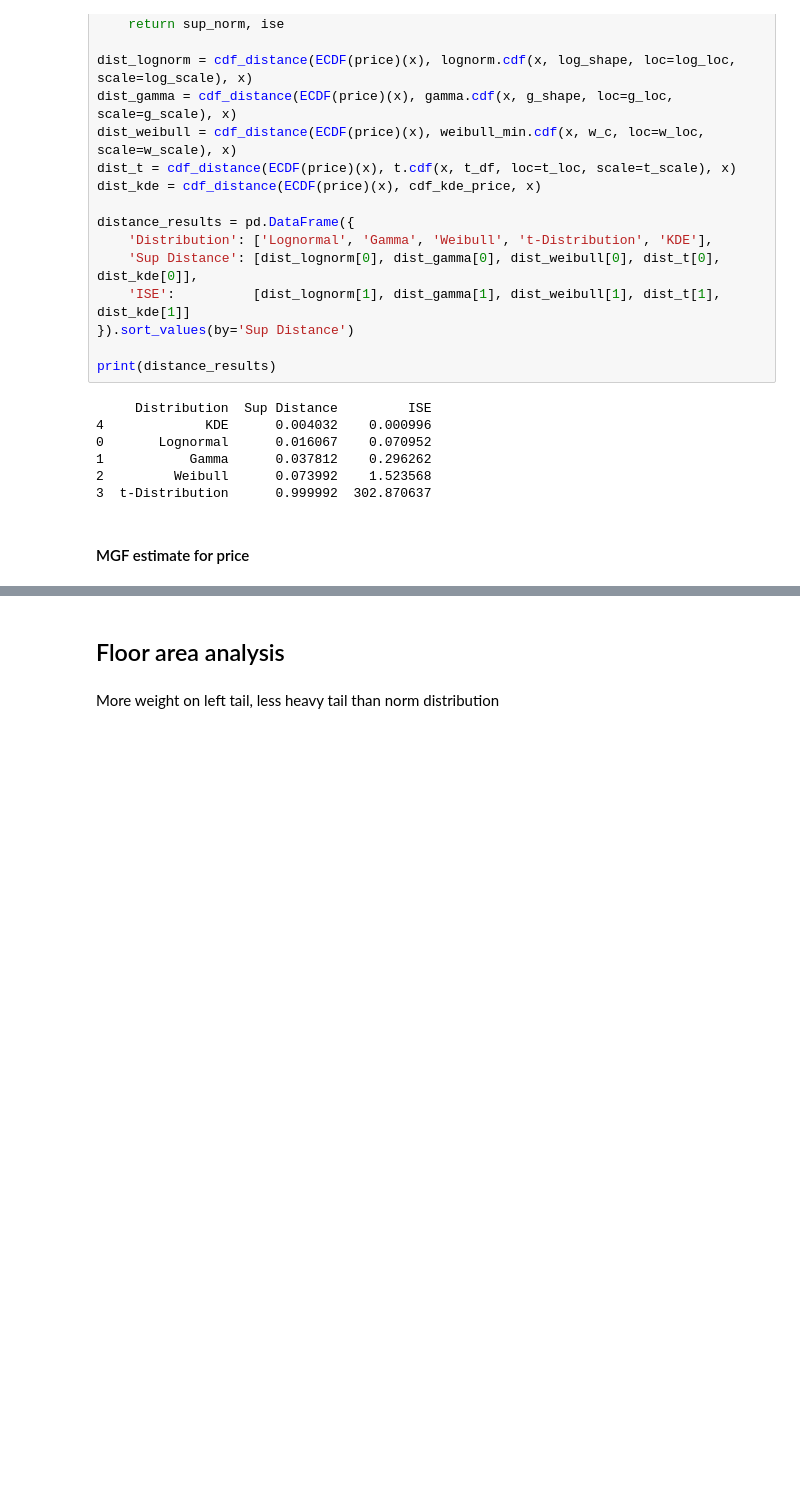
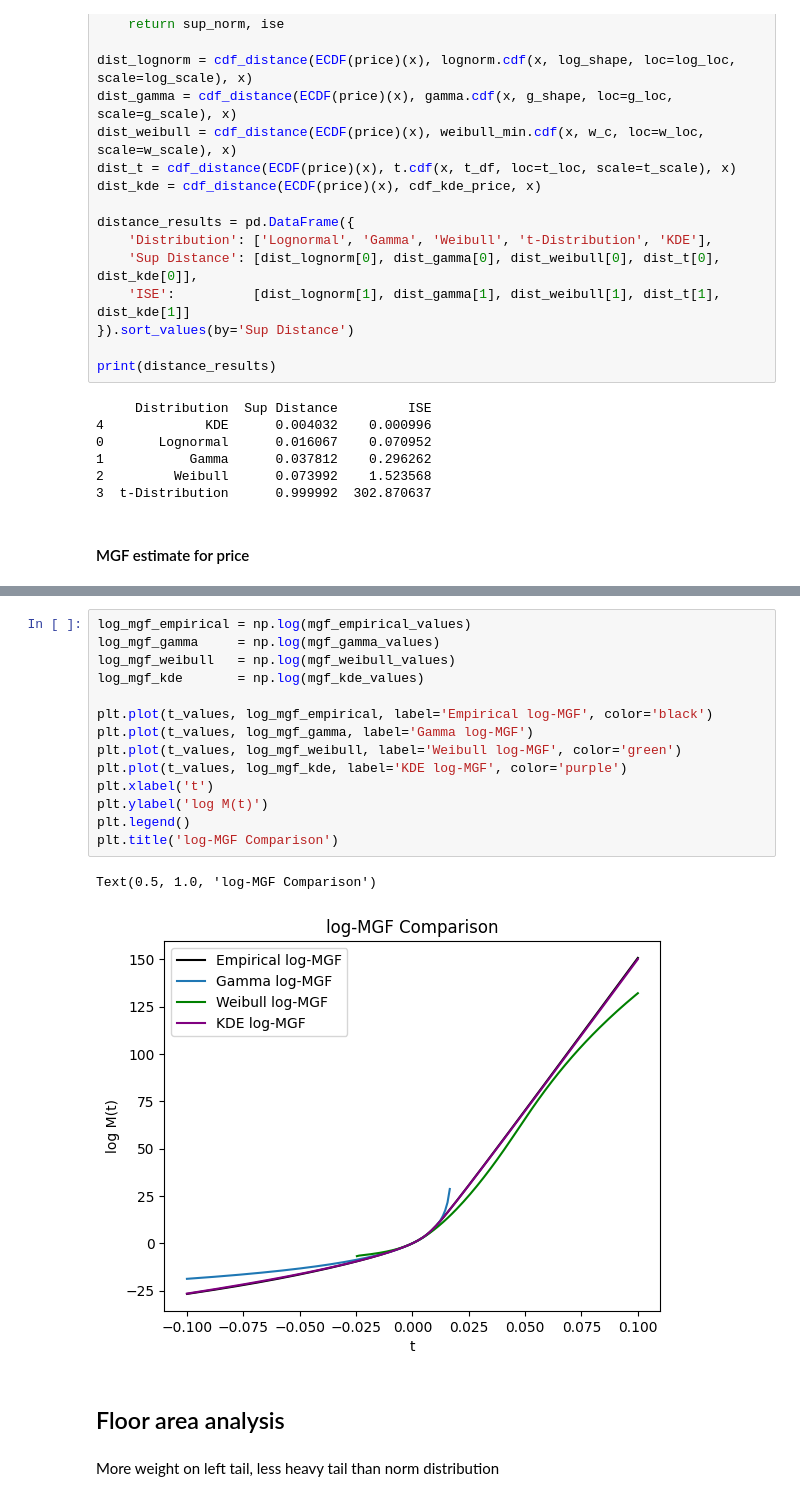
Before and after one commit to luna-ortus-cor/EC4305-Project, a Jupyter notebook: copula/marginal.ipynb, the cells around one changed output, grey strips where cells are left out. Saved outputs shown, nothing was run; the diff lists cells and outputs as text; blank space fills up the shorter version.

```diff
--- a/copula/marginal.ipynb
+++ b/copula/marginal.ipynb
@@ -413,3 +419,20 @@ Text(0.5, 1.0, 'MGF Comparison')
+# %%
+log_mgf_empirical = np.log(mgf_empirical_values)
+log_mgf_gamma     = np.log(mgf_gamma_values)
+log_mgf_weibull   = np.log(mgf_weibull_values)
+log_mgf_kde       = np.log(mgf_kde_values)
+
+plt.plot(t_values, log_mgf_empirical, label='Empirical log-MGF', color='black')
+plt.plot(t_values, log_mgf_gamma, label='Gamma log-MGF')
+plt.plot(t_values, log_mgf_weibull, label='Weibull log-MGF', color='green')
+plt.plot(t_values, log_mgf_kde, label='KDE log-MGF', color='purple')
+plt.xlabel('t')
+plt.ylabel('log M(t)')
+plt.legend()
+plt.title('log-MGF Comparison')
+# %% [output]
+Text(0.5, 1.0, 'log-MGF Comparison')
+[figure, added]
 # %% [markdown]
 ## Floor area analysis
 # %% [markdown]
```
Also changed, not shown: parts of 9 cells of this notebook.
